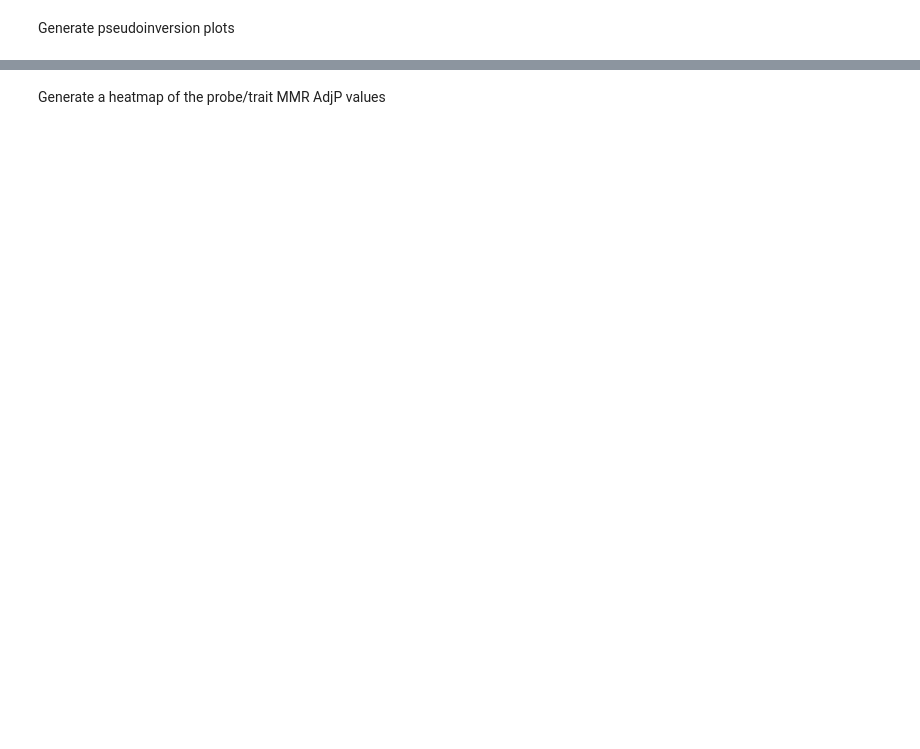
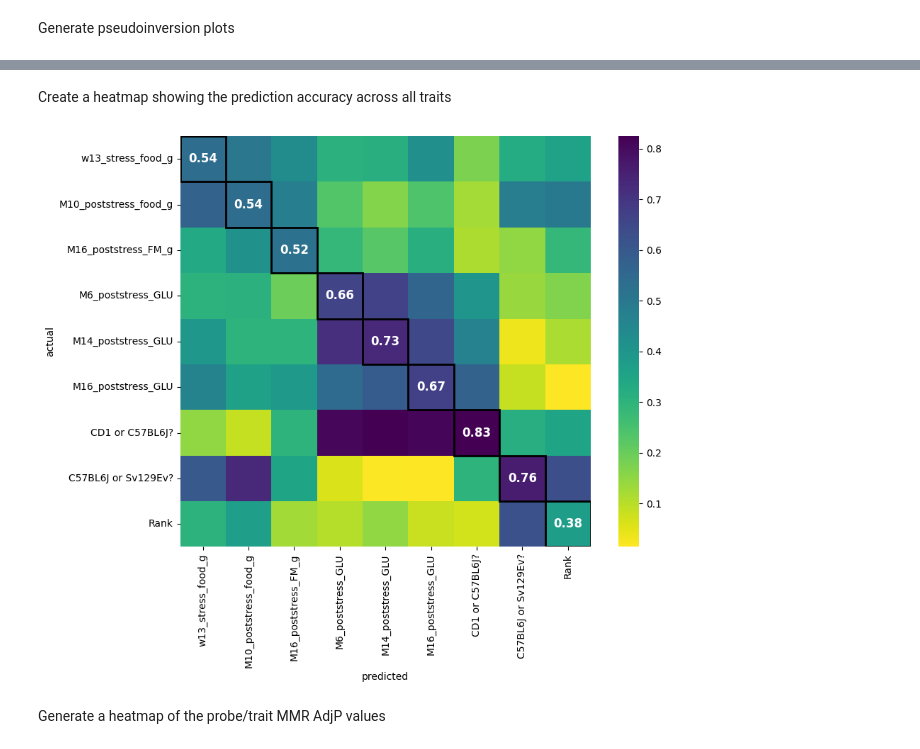
Before and after one commit to SamAndTheSun/CSS_healthspan_epigenetics, a Jupyter notebook: pseudoinverse_model.ipynb, the cells around one changed output, grey strips where cells are left out. Cells and saved outputs as stored; diff of their text form; code cells hidden in the pictures; blank space fills up the shorter version.

```diff
--- a/pseudoinverse_model.ipynb
+++ b/pseudoinverse_model.ipynb
@@ -74,3 +94,39 @@ pinv_dropmin(f_trait_data, meth_data, trait_thresh,
+# %% [markdown]
+Create a heatmap showing the prediction accuracy across all traits
+# %%
+# create df from dict
+df_pred = pd.DataFrame(pred)
+df_actual = pd.DataFrame(actual)
+
+# empty df for the correlation results
+correlation_results = pd.DataFrame(index=df_actual.columns, columns=df_pred.columns)
+
+# Spearman coef for each combination of keys
+for pred_key in df_pred.columns:
+    for actual_key in df_actual.columns:
+        correlation_results.loc[actual_key, pred_key] = df_pred[pred_key].corr(df_actual[actual_key], method='spearman')
+
+# convert the coef to abs
+correlation_matrix = correlation_results.astype(float).abs()
+
+# create the heatmap without annotations
+plt.figure(figsize=(10, 8))
+sns.heatmap(correlation_matrix, annot=False, cmap='viridis_r', cbar=True, square=True)
+
+# loop through the df to add annotations and a black box around diagonal elements
+for i in range(len(correlation_results)):
+    # add diagonal annotations
+    plt.text(i + 0.5, i + 0.5, f"{correlation_results.iloc[i, i]:.2f}",
+             ha='center', va='center', color='white', fontsize=12, weight='bold')
+    # add a black rectangle around diagonal elements
+    plt.gca().add_patch(plt.Rectangle((i, i), 1, 1, edgecolor='black', facecolor='none', lw=2))
+
+# add titles and labels
+plt.xlabel('predicted')
+plt.ylabel('actual')
+plt.tight_layout()
+# %% [output]
+[figure, added]
 # %% [markdown]
 Generate a heatmap of the probe/trait MMR AdjP values
 # %%
```
Also changed, not shown: parts of 10 cells of this notebook, 2 other files.
